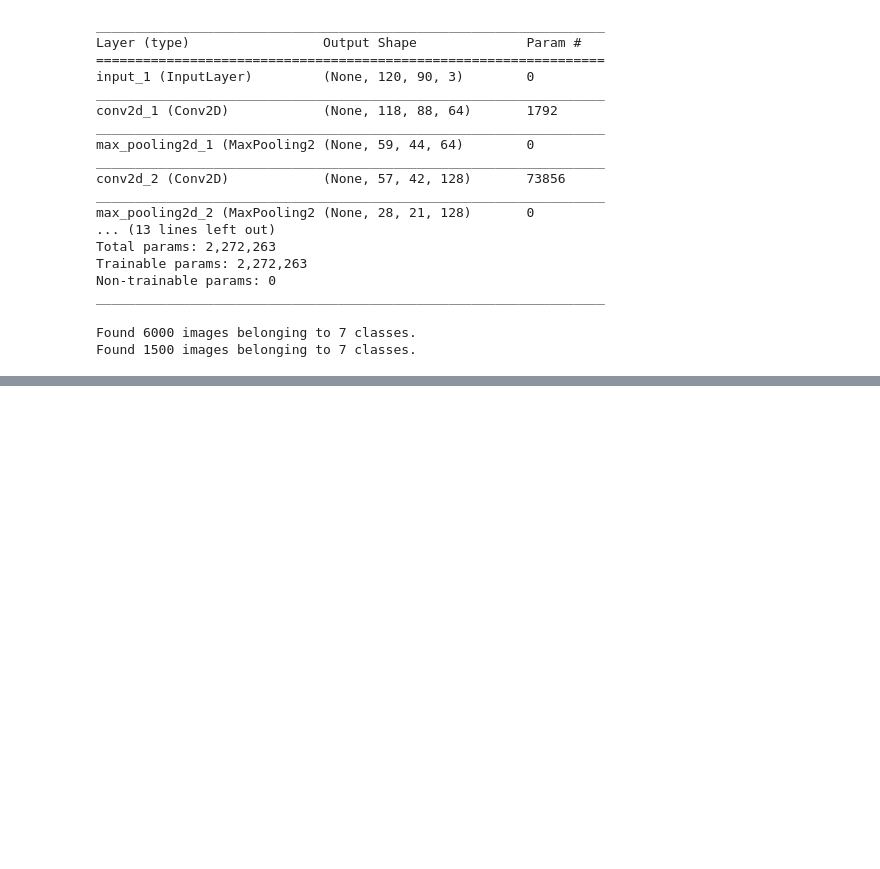
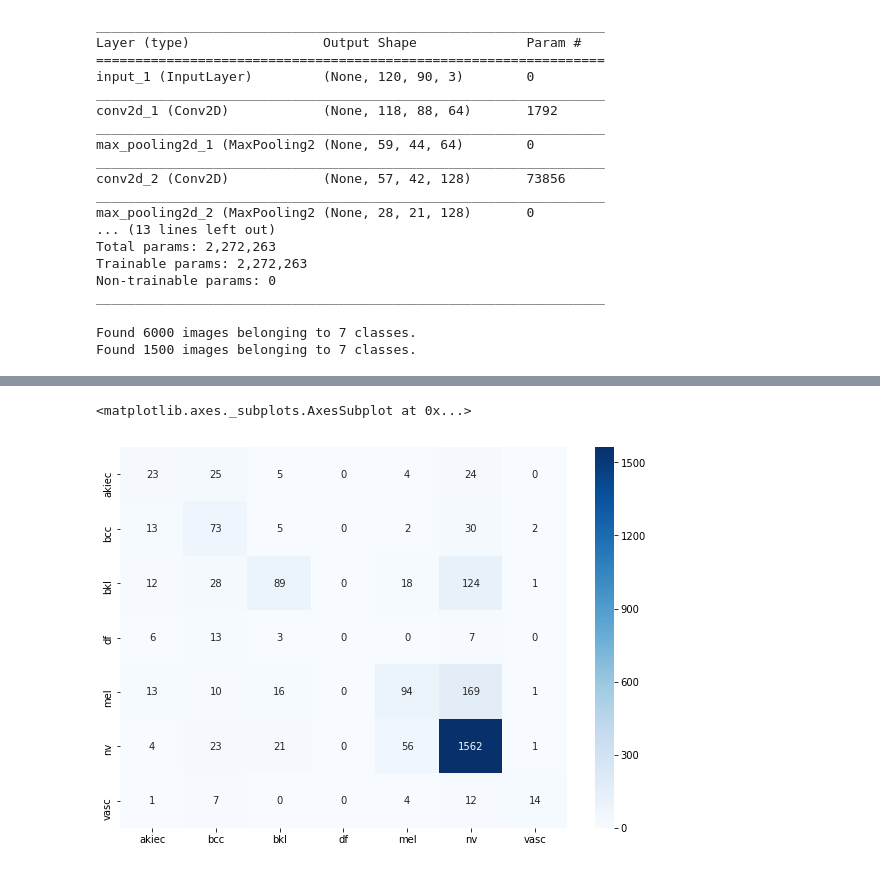
Before and after one commit to KennyHPL/Applied-ML, a Jupyter notebook: 144Project.ipynb, the cells around one changed output, grey strips where cells are left out. Saved outputs shown, nothing was run; the diff lists cells and outputs as text; code cells hidden in the pictures; blank space fills up the shorter version.

Commit message:
Added Confusion matrix

```diff
--- a/144Project.ipynb
+++ b/144Project.ipynb
@@ -305,10 +306,10 @@ test_generator = ImageDataGenerator(rescale=1./255).flow_from_directory(
         test_dir,
         target_size=(120, 90),
         class_mode='categorical',
-        batch_size=10)
-
-model.predict_generator(test_generator,
-                        steps = 100,
+        batch_size=10,
+        shuffle=False)
+predictions = model.predict_generator(test_generator,
+                        steps=252,
                         verbose=1)
 # %% [output]
 Found 2515 images belonging to 7 classes.
@@ -328,0 +317,12 @@ array([[1.4459932e-03, 1.0413093e-03, 2.2085469e-02, ..., 3.9924234e-01,
+# %%
+from sklearn.metrics import confusion_matrix
+a = confusion_matrix(test_generator.classes, np.argmax(predictions, axis=1))
+# %%
+df_cm = pd.DataFrame(a, index = [i for i in ['akiec', 'bcc', 'bkl', 'df', 'mel', 'nv', 'vasc']],
+                  columns = [i for i in ['akiec', 'bcc', 'bkl', 'df', 'mel', 'nv', 'vasc']])
+plt.figure(figsize = (10,7))
+df_norm_cm=(df_cm-df_cm.mean())/(df_cm.std()+.01)
+sns.heatmap(df_cm, annot=True, cmap='Blues', fmt='g')
+# %% [output]
+<matplotlib.axes._subplots.AxesSubplot at 0x...>
+[figure, added]
```
Also changed, not shown: parts of 7 cells of this notebook, 1 other file.
